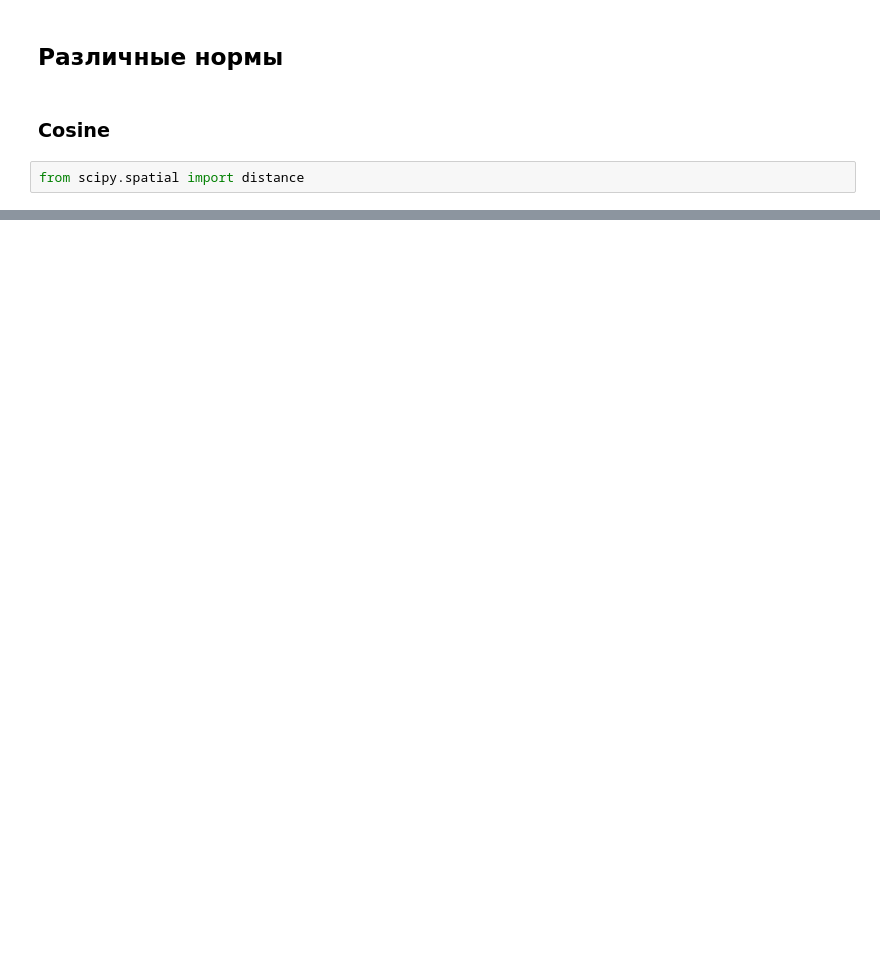
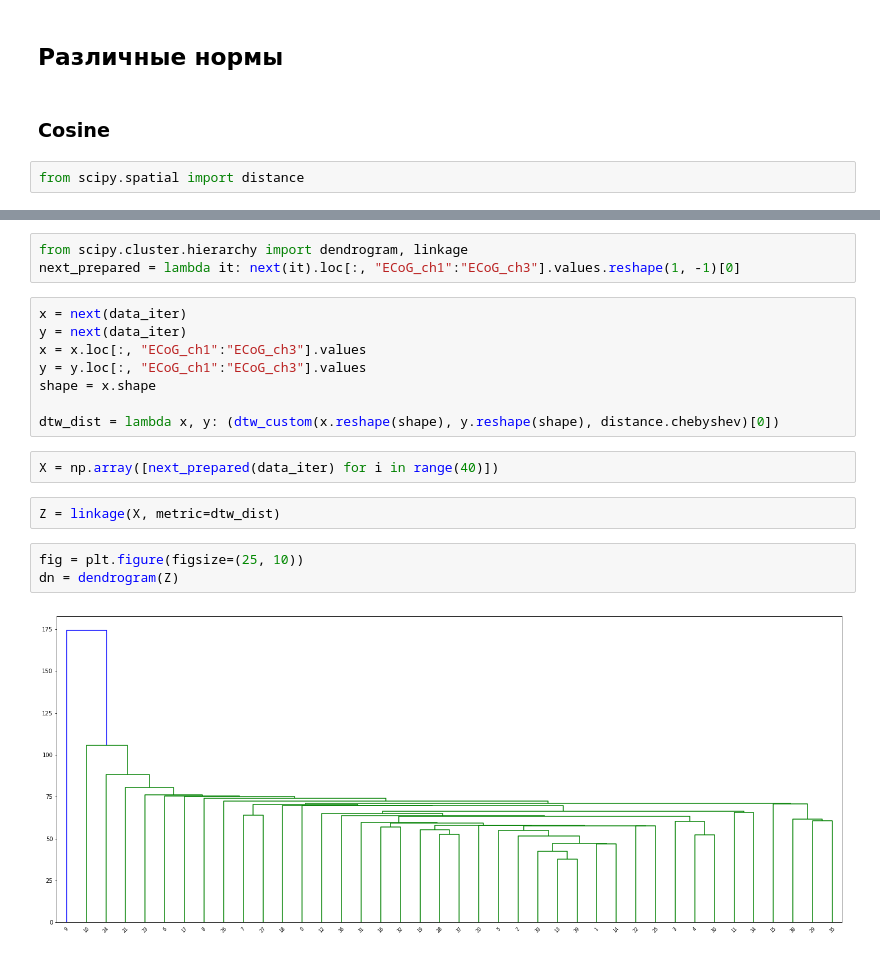
Before and after one commit to igor-yusupov/2018-Project-3, a Jupyter notebook: code/input_data.ipynb, the cells around one changed output, grey strips where cells are left out. Saved outputs shown, nothing was run; the diff lists cells and outputs as text; blank space fills up the shorter version.

Commit message:
First attempt to clusterization

```diff
--- a/code/input_data.ipynb
+++ b/code/input_data.ipynb
@@ -214,0 +218,20 @@ print("Distance: {0:0.3f}".format(dist))
+# %%
+from scipy.cluster.hierarchy import dendrogram, linkage
+next_prepared = lambda it: next(it).loc[:, "ECoG_ch1":"ECoG_ch3"].values.reshape(1, -1)[0]
+# %%
+x = next(data_iter)
+y = next(data_iter)
+x = x.loc[:, "ECoG_ch1":"ECoG_ch3"].values
+y = y.loc[:, "ECoG_ch1":"ECoG_ch3"].values
+shape = x.shape
+
+dtw_dist = lambda x, y: (dtw_custom(x.reshape(shape), y.reshape(shape), distance.chebyshev)[0])
+# %%
+X = np.array([next_prepared(data_iter) for i in range(40)])
+# %%
+Z = linkage(X, metric=dtw_dist)
+# %%
+fig = plt.figure(figsize=(25, 10))
+dn = dendrogram(Z)
+# %% [output]
+[figure, added]
```
Also changed, not shown: parts of 11 cells of this notebook.
